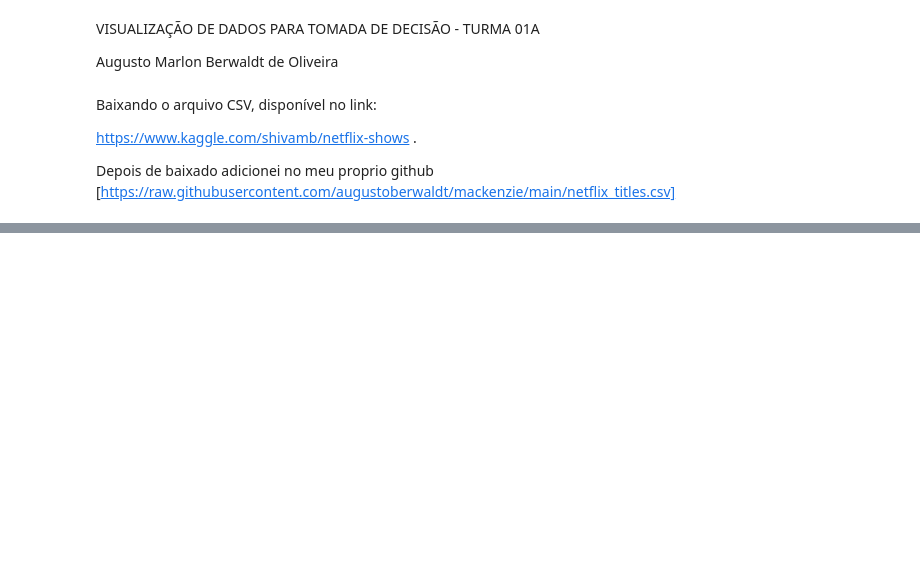
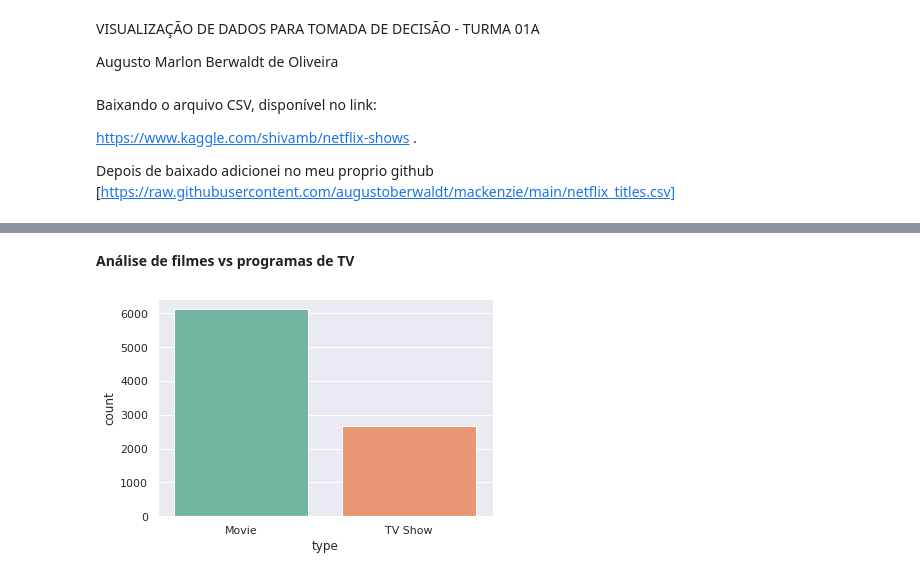
Before and after one commit to augustoberwaldt/mackenzie, a Jupyter notebook: visualizacao_de_dados_para_tomada_de_decisao_tarefa2.ipynb, the cells around one changed output, grey strips where cells are left out. Cells and saved outputs as stored; diff of their text form; code cells hidden in the pictures; blank space fills up the shorter version.

```diff
--- a/visualizacao_de_dados_para_tomada_de_decisao_tarefa2.ipynb
+++ b/visualizacao_de_dados_para_tomada_de_decisao_tarefa2.ipynb
@@ -43,0 +56,16 @@ TypeError: ignored
+# %%
+# Replacments
+
+df['country'] = df['country'].fillna(df['country'].mode()[0])
+
+
+df['cast'].replace(np.nan, 'No Data',inplace  = True)
+df['director'].replace(np.nan, 'No Data',inplace  = True)
+
+# Drops
+
+df.dropna(inplace=True)
+
+# Drop Duplicates
+
+df.drop_duplicates(inplace= True)
@@ -43,0 +110,11 @@ TypeError: ignored
+# %% [markdown]
+**Análise de filmes vs programas de TV**
+# %%
+
+#. Quando você usa sns. countplot , Seaborn conta literalmente o número de observações por categoria para uma variável categórica e
+# exibe os resultados como um gráfico de barras.
+
+sns.set(style="darkgrid")
+ax = sns.countplot(x="type", data=df, palette="Set2")
+# %% [output]
+[figure, added]
```
Also changed, not shown: parts of 8 cells of this notebook.
